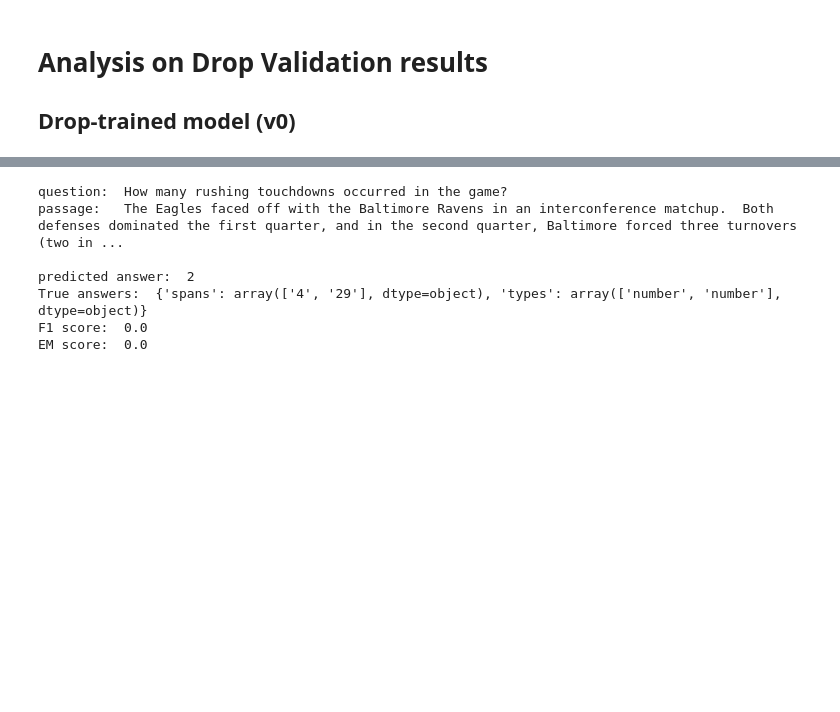
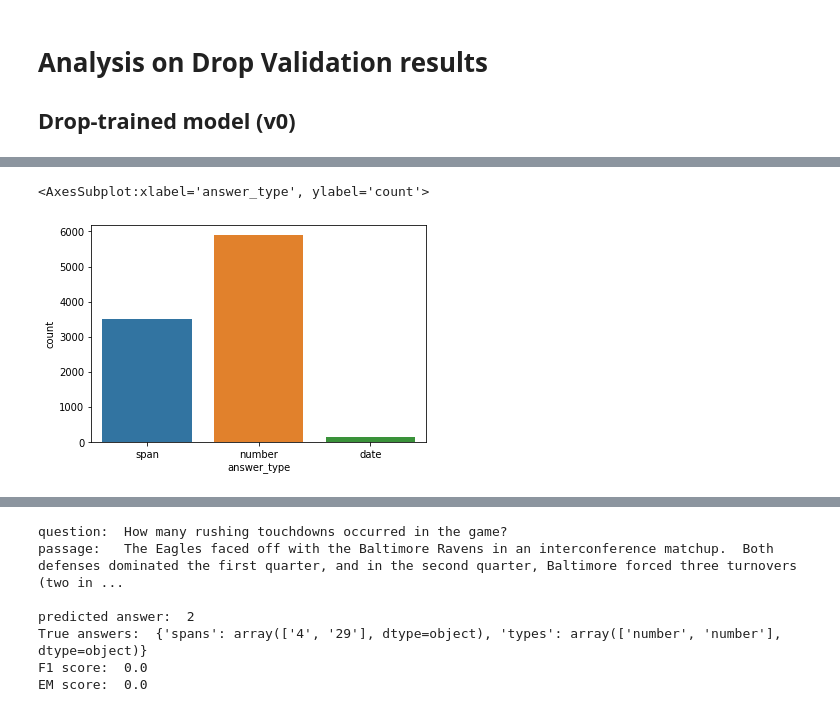
Before and after one commit to omarkapur-mids/Exploring-Data-Augmentation-for-QA-with-T5, a Jupyter notebook: DROP/DROP-analyze-onerun.ipynb, the cells around one changed output, grey strips where cells are left out. Drawn from its saved outputs; the diff is of its cells as text; code cells hidden in the pictures; blank space fills up the shorter version.

```diff
--- a/DROP/DROP-analyze-onerun.ipynb
+++ b/DROP/DROP-analyze-onerun.ipynb
@@ -98,12 +102,12 @@ def tag_questions(df):
 #     for label in question_labels:
 #         df[label] = 0
 
-    df['Or'] = np.where(df.question.str.contains(" or ", flags=re.IGNORECASE), 1, df.Or)
+    df['Or'] = np.where(df.question.str.contains(" or ", flags=re.IGNORECASE), 1, 0)
 
     sort_keywords = ["est ","first","last","more","less","better","worse","larger","smaller"]
 
     sort_pat = '|'.join(sort_keywords)
-    df['Sort'] = np.where(df.question.str.contains(sort_pat,flags=re.IGNORECASE), 1, df.Sort)
+    df['Sort'] = np.where(df.question.str.contains(sort_pat,flags=re.IGNORECASE), 1, 0)
 
     for q in ['Who','What','When','Where','Why','How','Which']:
         df[q] = np.where(df.question.str.lower().str.contains(q.lower()),1,0)
@@ -142,0 +163,5 @@ question type: MathHardQ
+# %%
+sns.countplot(df.answer_type)
+# %% [output]
+<AxesSubplot:xlabel='answer_type', ylabel='count'>
+[figure, added]
```
Also changed, not shown: parts of 52 cells of this notebook, 2 other files.
